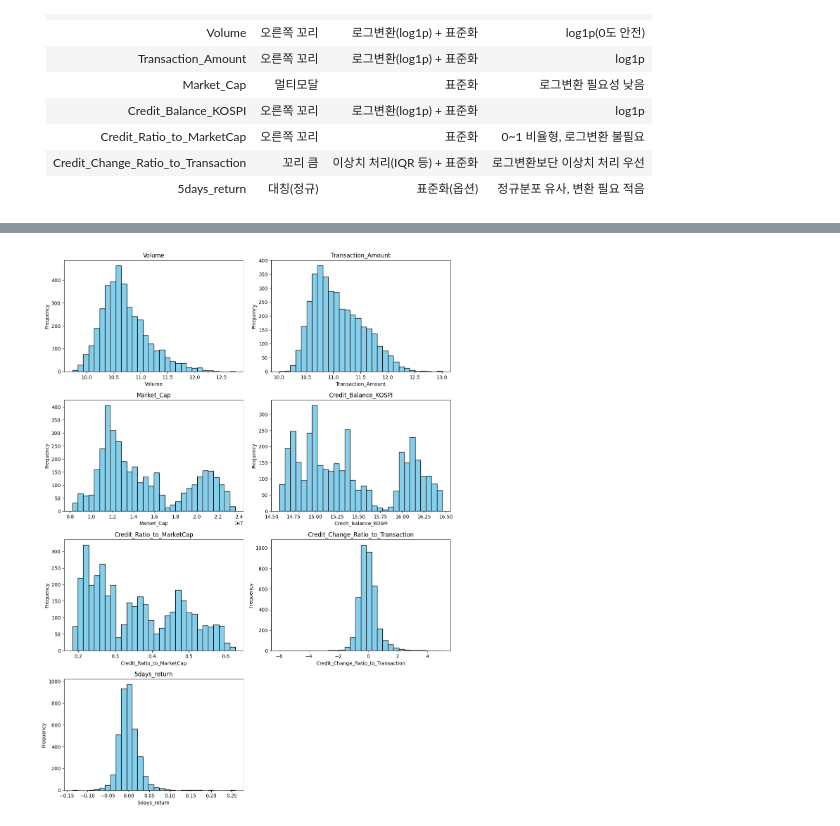
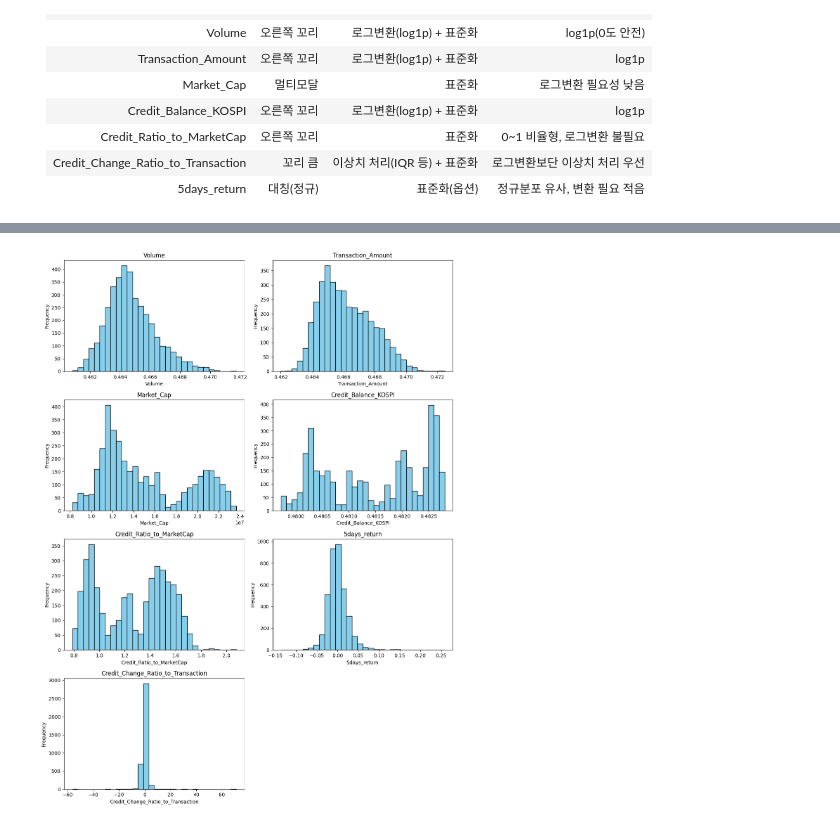
Before and after one commit to Walnutbrown/margin_call, a Jupyter notebook: code/EDA.ipynb, the cells around one changed output, grey strips where cells are left out. Saved outputs shown, nothing was run; the diff lists cells and outputs as text; code cells hidden in the pictures.

Commit message:
RobustScaler 도입 및 오타 수정

```diff
--- a/code/EDA.ipynb
+++ b/code/EDA.ipynb
@@ -65,6 +65,14 @@ df['Volume'] = np.log1p(df['Volume'])
 df['Transaction_Amount'] = np.log1p(df['Transaction_Amount'])
 df['Credit_Balance_KOSPI'] = np.log1p(df['Credit_Balance_KOSPI'])
 
-scaler = StandardScaler()
-cols_to_scale = ['Volume', 'Transaction_Amount', 'Market_Cap', 'Credit_Balance_KOSPI','Credit_Ratio_to_MarketCap','Credit_Change_Ratio_to_Transaction','5days_return']
-df_scaled=pd.DataFrame(scaler.fit_transform(df[cols_to_scale]), columns = cols_to_scale)
+
+scaler1= StandardScaler()
+cols_to_scale = ['Volume', 'Transaction_Amount', 'Market_Cap', 'Credit_Balance_KOSPI','Credit_Ratio_to_MarketCap','5days_return']
+df_scaled=pd.DataFrame(scaler1.fit_transform(df[cols_to_scale]), columns = cols_to_scale)
+
+scaler2 = RobustScaler()
+df_scaled['Credit_Change_Ratio_to_Transaction'] = scaler2.fit_transform(
+    df['Credit_Change_Ratio_to_Transaction'].values.reshape(-1, 1)
+)
+df_scaled['Credit_Change_Ratio_to_Transaction'] = df_scaled['Credit_Change_Ratio_to_Transaction'].clip(-5, 5)
+df_scaled.describe()
@@ -71,23 +89,23 @@ df_scaled=pd.DataFrame(scaler.fit_transform(df[cols_to_scale]), columns = cols_t
 # %%
 # 로그 변환 및 정규화 적용 후
 # 숫자형 열만 추출
 numeric_cols = df_scaled.select_dtypes(include=['float64', 'int64']).columns
 
 # 서브플롯 설정: 한 줄에 2개씩, 전체 변수 수만큼 행 구성
 n_cols = 2
 n_rows = (len(numeric_cols) + 1) // n_cols
 
 plt.figure(figsize=(12, 4 * n_rows))  # 크기는 행 수에 따라 자동 조정
 
 for i, col in enumerate(numeric_cols, 1):
     plt.subplot(n_rows, n_cols, i)
-    data = df[col].dropna()
+    data = df_scaled[col].dropna()
     plt.hist(data, bins=30, color='skyblue', edgecolor='black')
     plt.title(col)
     plt.xlabel(col)
     plt.ylabel('Frequency')
 
 plt.tight_layout()
 plt.show()
 # %% [output]
-[figure, old version]
+[figure, new version]
```
Also changed, not shown: parts of 4 cells of this notebook, 2 other files.
